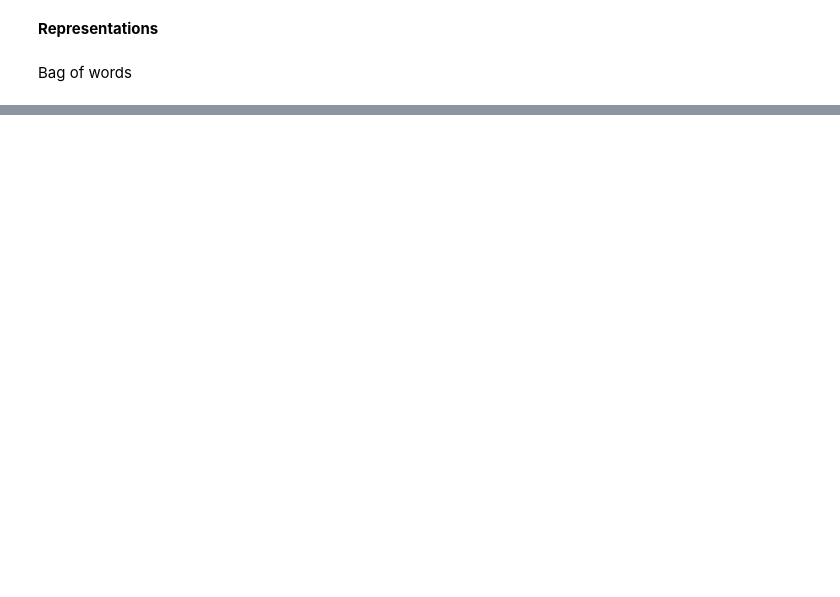
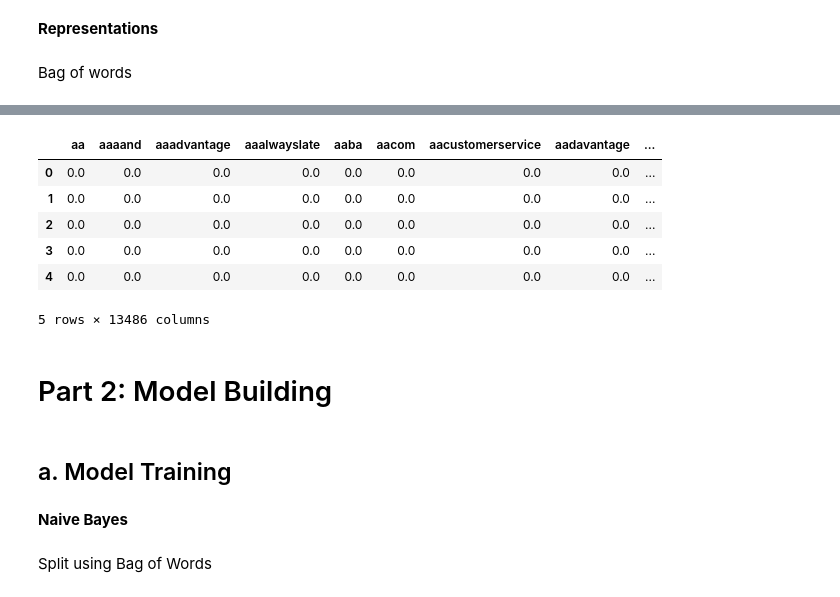
Before and after one commit to AdarshaSubedi/TwitterUSArilineSentimentAnalysis, a Jupyter notebook: SentimentAnalysis.ipynb, the cells around one changed output, grey strips where cells are left out. Cells and saved outputs as stored; diff of their text form; code cells hidden in the pictures; blank space fills up the shorter version.

```diff
--- a/SentimentAnalysis.ipynb
+++ b/SentimentAnalysis.ipynb
@@ -318,0 +380,3 @@ Bag of words
+# %%
+tfidf = TfidfVectorizer()
+X_tfidf = tfidf.fit_transform(df['cleaned_text'])
@@ -318,0 +389,17 @@ Bag of words
+# %%
+tfidf_df = pd.DataFrame(X_tfidf.toarray(), columns=tfidf_cols)
+tfidf_df.head()
+# %% [output]
+|  | aa | aaaand | aaadvantage | aaalwayslate | aaba | aacom | aacustomerservice | aadavantage | ... |
+| 0 | 0.0 | 0.0 | 0.0 | 0.0 | 0.0 | 0.0 | 0.0 | 0.0 | ... |
+| 1 | 0.0 | 0.0 | 0.0 | 0.0 | 0.0 | 0.0 | 0.0 | 0.0 | ... |
+| 2 | 0.0 | 0.0 | 0.0 | 0.0 | 0.0 | 0.0 | 0.0 | 0.0 | ... |
+| 3 | 0.0 | 0.0 | 0.0 | 0.0 | 0.0 | 0.0 | 0.0 | 0.0 | ... |
+| 4 | 0.0 | 0.0 | 0.0 | 0.0 | 0.0 | 0.0 | 0.0 | 0.0 | ... |
+5 rows × 13486 columns
+# %% [markdown]
+# Part 2: Model Building
+# %% [markdown]
+## a. Model Training
+# %% [markdown]
+**Naive Bayes**
@@ -318,0 +412,2 @@ Bag of words
+# %% [markdown]
+Split using Bag of Words
```
Also changed, not shown: parts of 22 cells of this notebook.
